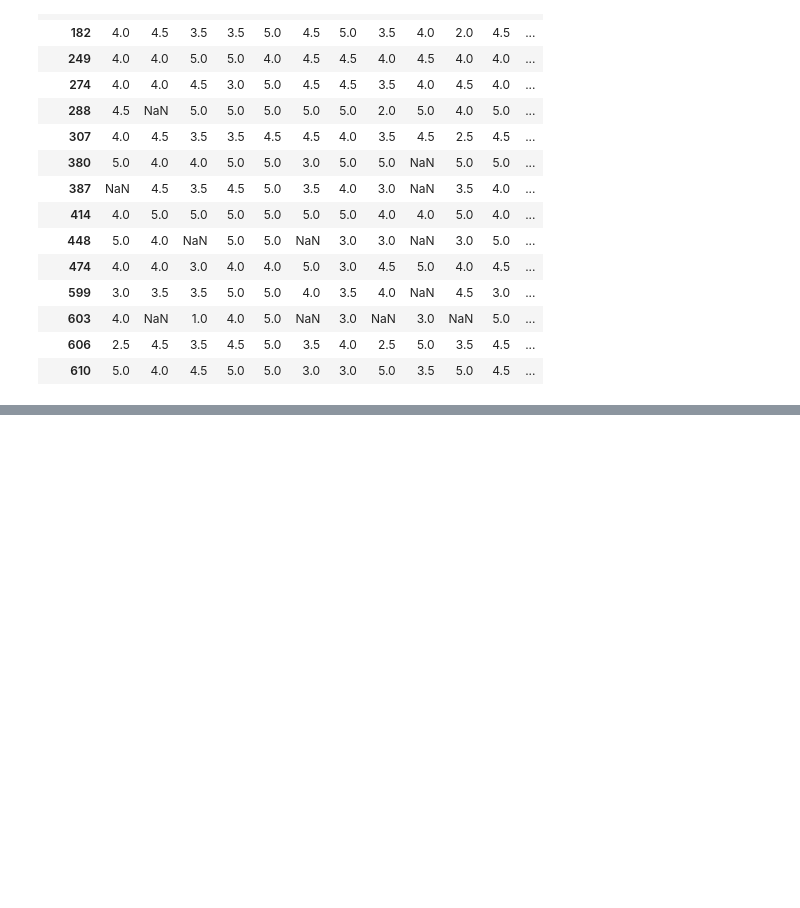
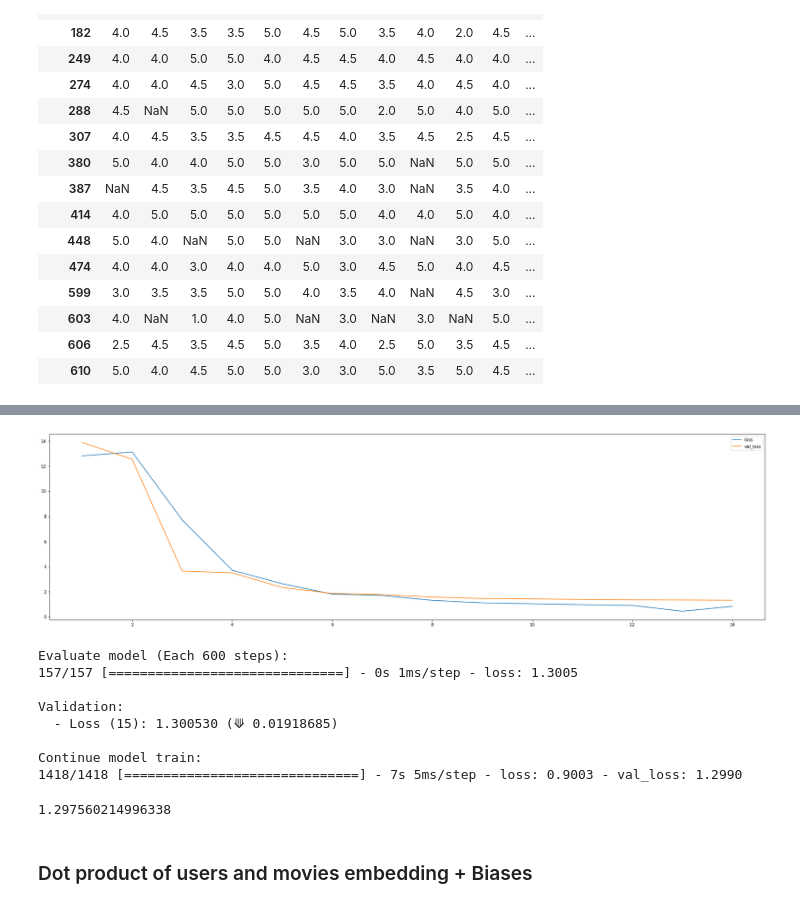
Before and after one commit to adrianmarino/recomendation-system-aproches, a Jupyter notebook: recommendation-system-comparatives.ipynb, the cells around one changed output, grey strips where cells are left out. Cells and saved outputs as stored; diff of their text form; code cells hidden in the pictures; blank space fills up the shorter version.

```diff
--- a/recommendation-system-comparatives.ipynb
+++ b/recommendation-system-comparatives.ipynb
@@ -378,0 +332,45 @@ WARNING:tensorflow:multiprocessing can interact badly with TensorFlow, causing n
+# %%
+batch_size=64
+
+def to_input(X, y): return [X[:, 0], X[:, 1]], y
+
+training_generator = InMemoryXyDataGenerator(
+    X_train,
+    y_train,
+    batch_size,
+    shuffle=True,
+    to_input=to_input
+)
+
+validation_generator = InMemoryXyDataGenerator(
+    X_val,
+    y_val,
+    batch_size,
+    to_input=to_input
+)
+# %%
+history = model1.fit_generator(
+    generator=training_generator,
+    validation_data=validation_generator,
+    epochs=5,
+    verbose=1,
+    callbacks=[
+        MetricsPlotter(
+            validation_generator=validation_generator,
+            metrics_names=['loss'],
+            plot_interval=500,
+            evaluate_interval=600,
+            batch_size=batch_size
+        )
+    ]
+)
+# %% [output]
+[figure, added]
+Evaluate model (Each 600 steps):
+157/157 [==============================] - 0s 1ms/step - loss: 1.3005
+
+Validation:
+  - Loss (15): 1.300530 (⟱ 0.01918685)
+
+Continue model train:
+1418/1418 [==============================] - 7s 5ms/step - loss: 0.9003 - val_loss: 1.2990
@@ -378,0 +382,6 @@ WARNING:tensorflow:multiprocessing can interact badly with TensorFlow, causing n
+# %%
+evaluate_xy_model(model1, X_val, y_val, batch_size)
+# %% [output]
+1.297560214996338
+# %% [markdown]
+### Dot product of users and movies embedding + Biases
```
Also changed, not shown: parts of 103 cells of this notebook, 27 other files.
